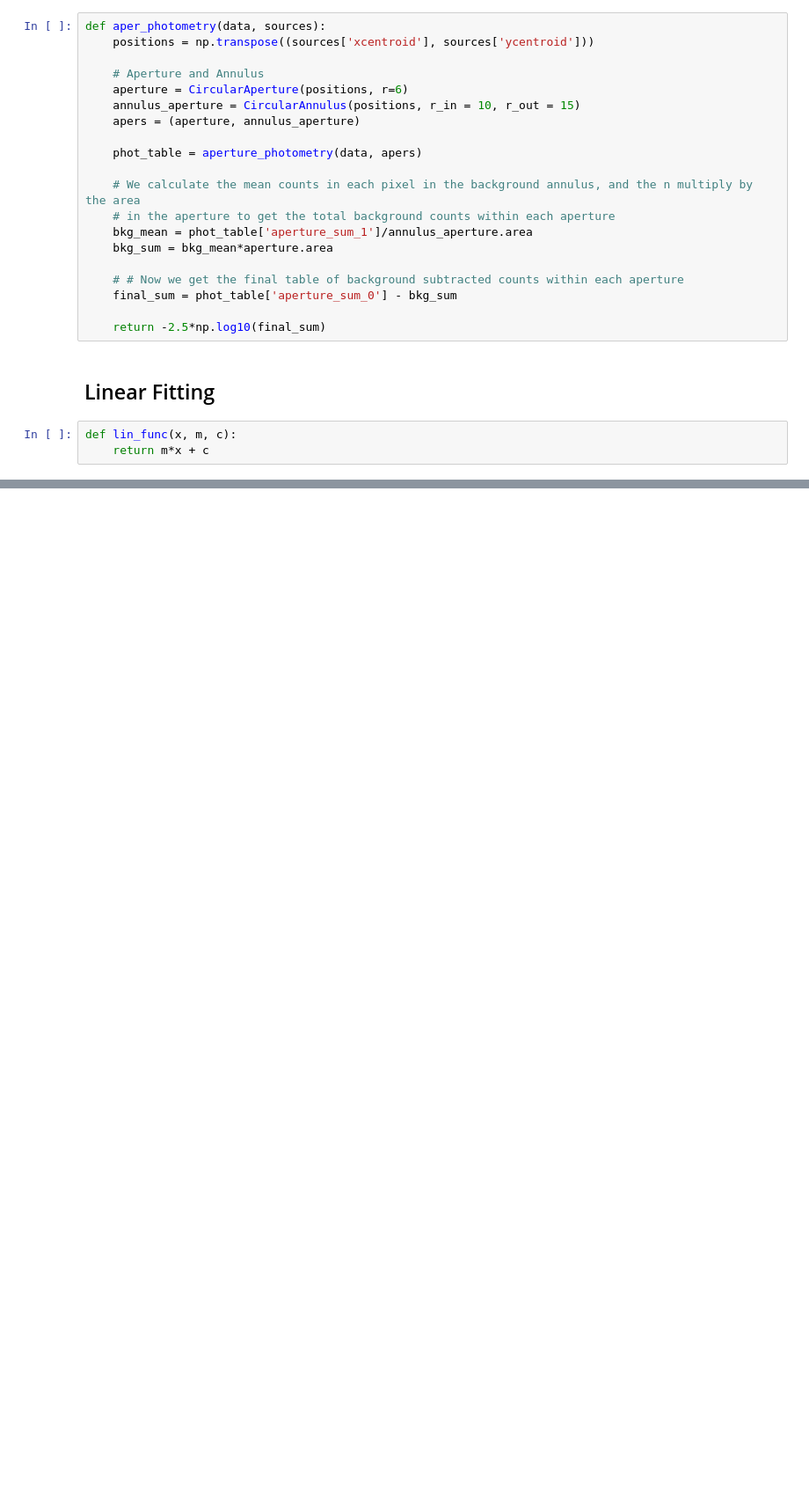
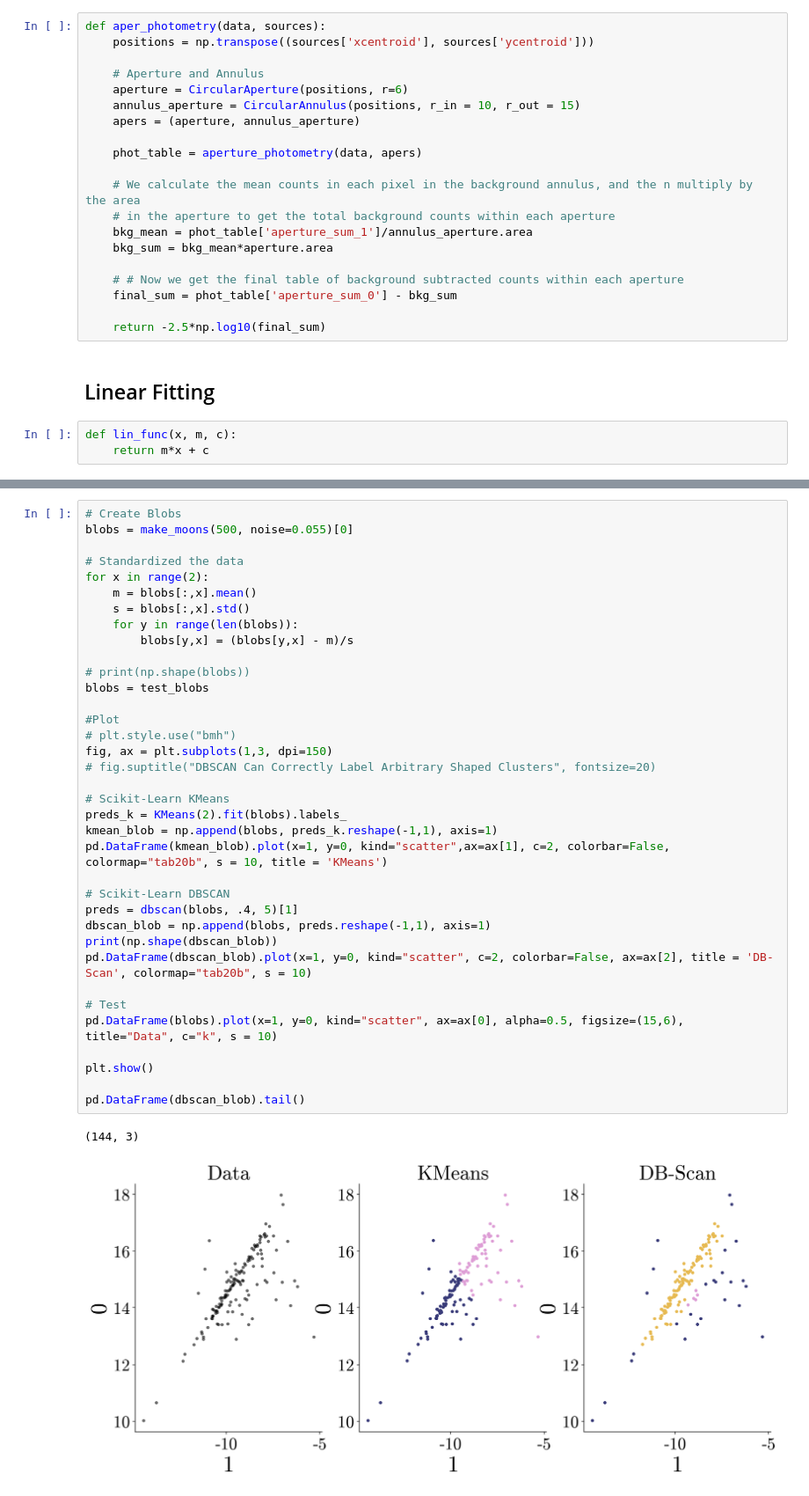
Before and after one commit to OwenJohnsons/Final_Year_Project, a Jupyter notebook: Code/magnitude.calibration.ipynb, the cells around one changed output, grey strips where cells are left out. Shown: that part at 88% size. Cells and saved outputs as stored; diff of their text form; blank space fills up the shorter version.

```diff
--- a/Code/magnitude.calibration.ipynb
+++ b/Code/magnitude.calibration.ipynb
@@ -284,0 +385,39 @@ plt.savefig('calibration_parameters/plots/' + target_name + '.png')
+# %%
+# Create Blobs
+blobs = make_moons(500, noise=0.055)[0]
+
+# Standardized the data
+for x in range(2):
+    m = blobs[:,x].mean()
+    s = blobs[:,x].std()
+    for y in range(len(blobs)):
+        blobs[y,x] = (blobs[y,x] - m)/s
+
+# print(np.shape(blobs))
+blobs = test_blobs
+
+#Plot
+# plt.style.use("bmh")
+fig, ax = plt.subplots(1,3, dpi=150)
+# fig.suptitle("DBSCAN Can Correctly Label Arbitrary Shaped Clusters", fontsize=20)
+
+# Scikit-Learn KMeans
+preds_k = KMeans(2).fit(blobs).labels_
+kmean_blob = np.append(blobs, preds_k.reshape(-1,1), axis=1)
+pd.DataFrame(kmean_blob).plot(x=1, y=0, kind="scatter",ax=ax[1], c=2, colorbar=False, colormap="tab20b", s = 10, title = 'KMeans')
+
+# Scikit-Learn DBSCAN
+preds = dbscan(blobs, .4, 5)[1]
+dbscan_blob = np.append(blobs, preds.reshape(-1,1), axis=1)
+print(np.shape(dbscan_blob))
+pd.DataFrame(dbscan_blob).plot(x=1, y=0, kind="scatter", c=2, colorbar=False, ax=ax[2], title = 'DB-Scan', colormap="tab20b", s = 10)
+
+# Test
+pd.DataFrame(blobs).plot(x=1, y=0, kind="scatter", ax=ax[0], alpha=0.5, figsize=(15,6), title="Data", c="k", s = 10)
+
+plt.show()
+
+pd.DataFrame(dbscan_blob).tail()
+# %% [output]
+(144, 3)
+[figure, added]
```
Also changed, not shown: parts of 15 cells of this notebook, 1 other file.
